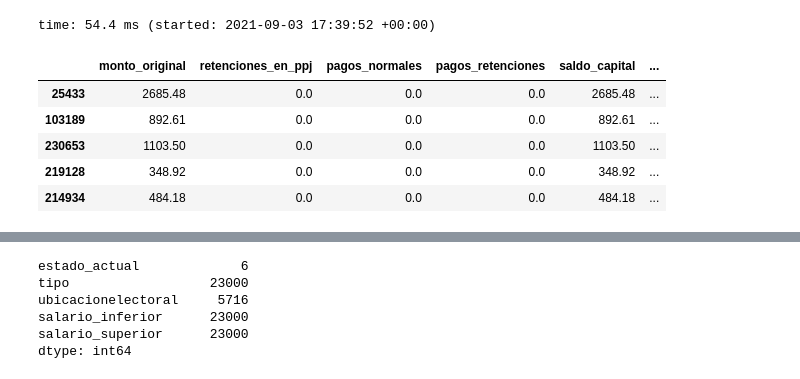
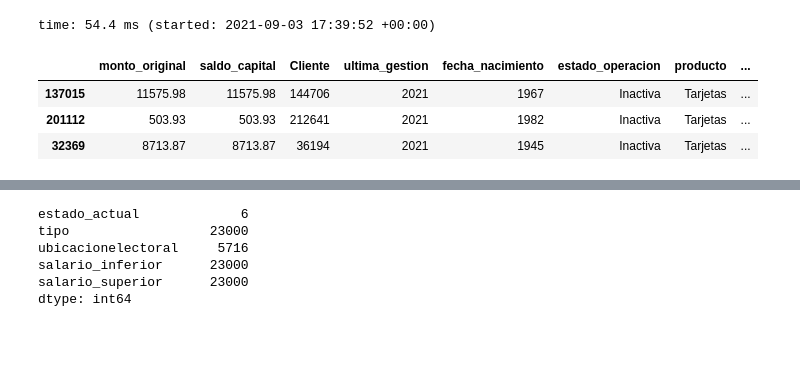
Before and after one commit to JoseDiego101/IMMUNE, a Jupyter notebook: capstone.ipynb, the cells around one changed output, grey strips where cells are left out. Drawn from its saved outputs; the diff is of its cells as text; code cells hidden in the pictures; blank space fills up the shorter version.

```diff
--- a/capstone.ipynb
+++ b/capstone.ipynb
@@ -372,4 +343,3 @@ time: 22.6 ms (started: 2021-09-03 17:37:42 +00:00)
 # %%
 ## datetime64 variables
-df_datetime = df2[['ultima_gestion', 'ultimo_pago', 'fecha_nacimiento',
-       'ultima_retencion_en_ppj']]
+df_datetime = df2[['ultima_gestion', 'fecha_nacimiento']]
@@ -398,0 +358,5 @@ time: 36 ms (started: 2021-09-03 17:37:55 +00:00)
+# %%
+## object variable
+df_object = df2[['estado_operacion', 'producto', 'cartera', 'tipo_cartera',
+       'descripcion_reaccion', 'fecha_ultima_pago', 'lugar_trabajo', 'salario',
+       'tipo_trabajo', 'lugar_nacimiento', 'genero', 'ubicacion_electoral']]
@@ -399,3 +390,3 @@ time: 36 ms (started: 2021-09-03 17:37:55 +00:00)
 # %%
-df_object['segundo_periodo_salario'] = df_object['segundo_periodo_salario'].apply(lambda x: re.findall(r'\d+', str(x)))
+df_object['salario'] = df_object['salario'].apply(lambda x: re.findall(r'\d+', str(x)))
 # %% [output]
@@ -408,3 +398,3 @@ See the caveats in the documentation: https://pandas.pydata.org/pandas-docs/stab
 # %%
-df_object[['salario_inferior','salario_superior']] = pd.DataFrame(df_object['segundo_periodo_salario'].tolist(), index= df_object.index)
+df_object[['salario_inferior','salario_superior']] = pd.DataFrame(df_object['salario'].tolist(), index= df_object.index)
 # %% [output]
@@ -489,14 +466,12 @@ df_3[['estado_actual', 'tipo', 'lugarnacimiento', 'sexo',
 | 67289 | Inactiva | PRIVADO | INDIANA ESTADOS UNIDOS | MASC | HEREDIA CENTRAL SAN FRANCISCO | 1 | ... |
 time: 54.4 ms (started: 2021-09-03 17:39:52 +00:00)
 # %%
-df_3.sample(5)
+df_3.sample(3)
 # %% [output]
-|  | monto_original | retenciones_en_ppj | pagos_normales | pagos_retenciones | saldo_capital | ... |
-| 25433 | 2685.48 | 0.0 | 0.0 | 0.0 | 2685.48 | ... |
-| 103189 | 892.61 | 0.0 | 0.0 | 0.0 | 892.61 | ... |
-| 230653 | 1103.50 | 0.0 | 0.0 | 0.0 | 1103.50 | ... |
-| 219128 | 348.92 | 0.0 | 0.0 | 0.0 | 348.92 | ... |
-| 214934 | 484.18 | 0.0 | 0.0 | 0.0 | 484.18 | ... |
+|  | monto_original | saldo_capital | Cliente | ultima_gestion | fecha_nacimiento | estado_operacion | producto | ... |
+| 137015 | 11575.98 | 11575.98 | 144706 | 2021 | 1967 | Inactiva | Tarjetas | ... |
+| 201112 | 503.93 | 503.93 | 212641 | 2021 | 1982 | Inactiva | Tarjetas | ... |
+| 32369 | 8713.87 | 8713.87 | 36194 | 2021 | 1945 | Inactiva | Tarjetas | ... |
 # %%
 #df_3.query("fecha_nacimiento <= 2003")
 #df[df['closing_price'].between(99, 101)]
```
Also changed, not shown: parts of 55 cells of this notebook.
